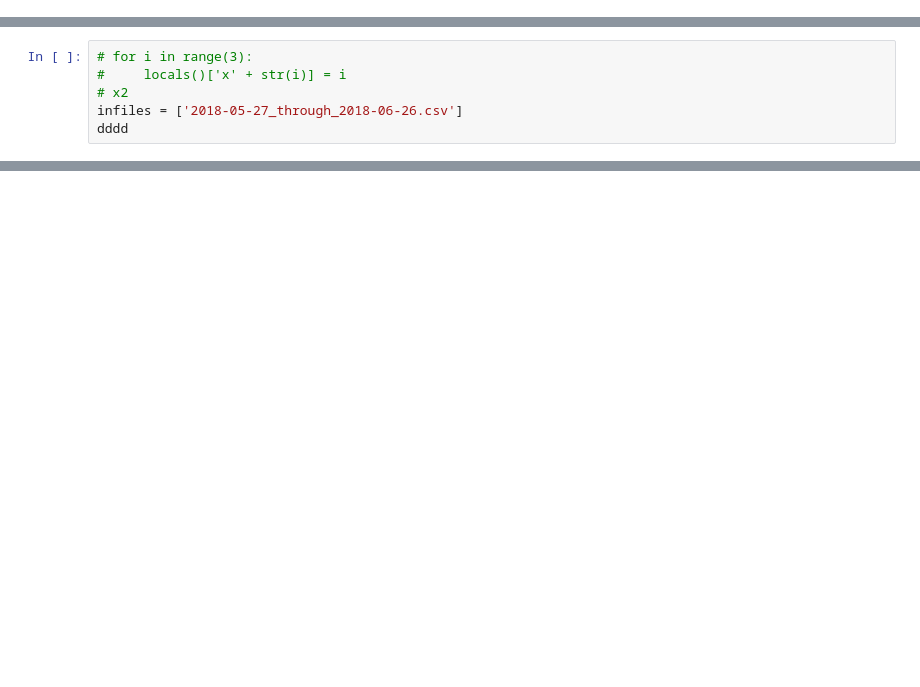
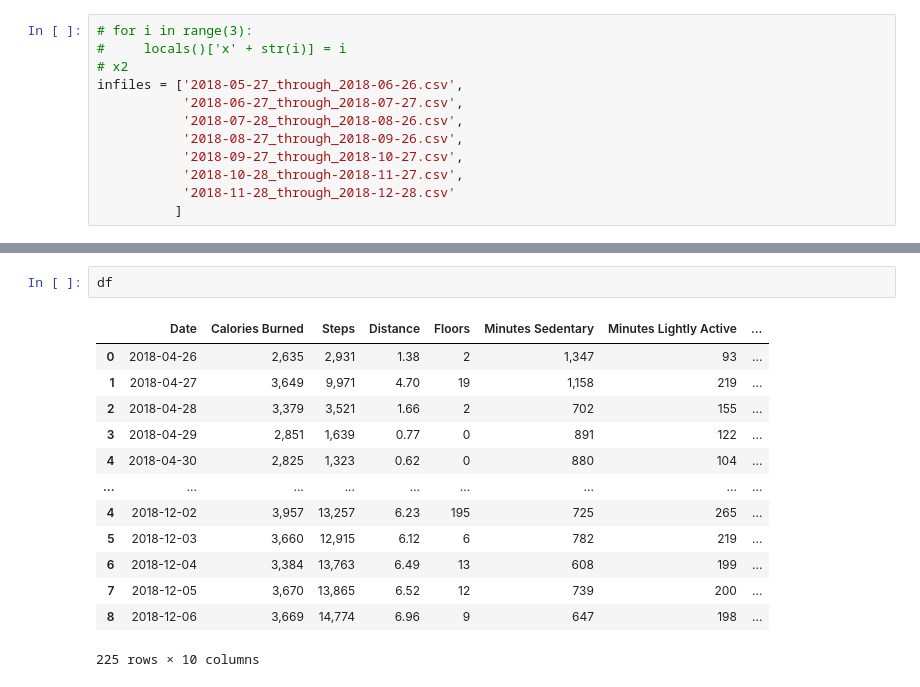
Before and after one commit to CameronGTaylor/time_series_project, a Jupyter notebook: time_series_project.ipynb, the cells around one changed output, grey strips where cells are left out. Saved outputs shown, nothing was run; the diff lists cells and outputs as text; blank space fills up the shorter version.

```diff
--- a/time_series_project.ipynb
+++ b/time_series_project.ipynb
@@ -13 +21,13 @@ df.tail(2)
+# %%
+# for i in range(3):
+#     locals()['x' + str(i)] = i
+# x2
+infiles = ['2018-05-27_through_2018-06-26.csv',
+           '2018-06-27_through_2018-07-27.csv',
+           '2018-07-28_through_2018-08-26.csv',
+           '2018-08-27_through_2018-09-26.csv',
+           '2018-09-27_through_2018-10-27.csv',
+           '2018-10-28_through-2018-11-27.csv',
+           '2018-11-28_through_2018-12-28.csv'
+          ]
 # %%
@@ -22,6 +37,0 @@ df2.tail(2)
-# %%
-# for i in range(3):
-#     locals()['x' + str(i)] = i
-# x2
-infiles = ['2018-05-27_through_2018-06-26.csv']
-dddd
@@ -27,0 +86,16 @@ dddd
+# %%
+df
+# %% [output]
+|  | Date | Calories Burned | Steps | Distance | Floors | Minutes Sedentary | Minutes Lightly Active | ... |
+| 0 | 2018-04-26 | 2,635 | 2,931 | 1.38 | 2 | 1,347 | 93 | ... |
+| 1 | 2018-04-27 | 3,649 | 9,971 | 4.70 | 19 | 1,158 | 219 | ... |
+| 2 | 2018-04-28 | 3,379 | 3,521 | 1.66 | 2 | 702 | 155 | ... |
+| 3 | 2018-04-29 | 2,851 | 1,639 | 0.77 | 0 | 891 | 122 | ... |
+| 4 | 2018-04-30 | 2,825 | 1,323 | 0.62 | 0 | 880 | 104 | ... |
+| ... | ... | ... | ... | ... | ... | ... | ... | ... |
+| 4 | 2018-12-02 | 3,957 | 13,257 | 6.23 | 195 | 725 | 265 | ... |
+| 5 | 2018-12-03 | 3,660 | 12,915 | 6.12 | 6 | 782 | 219 | ... |
+| 6 | 2018-12-04 | 3,384 | 13,763 | 6.49 | 13 | 608 | 199 | ... |
+| 7 | 2018-12-05 | 3,670 | 13,865 | 6.52 | 12 | 739 | 200 | ... |
+| 8 | 2018-12-06 | 3,669 | 14,774 | 6.96 | 9 | 647 | 198 | ... |
+225 rows × 10 columns
```
Also changed, not shown: parts of 19 cells of this notebook.
